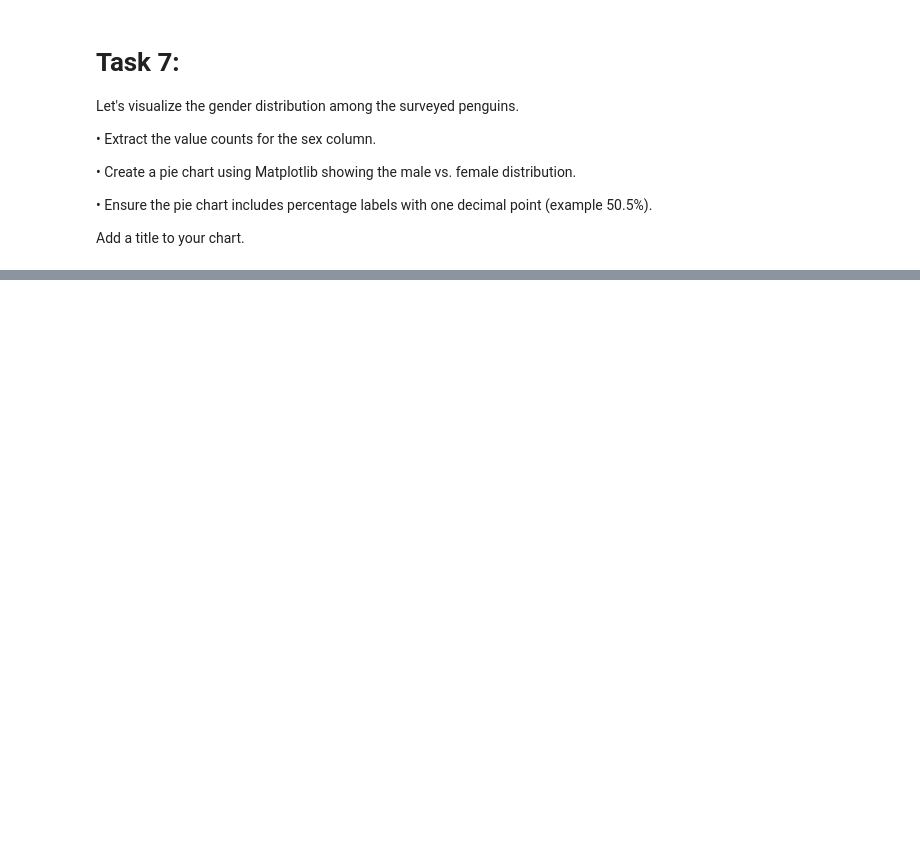
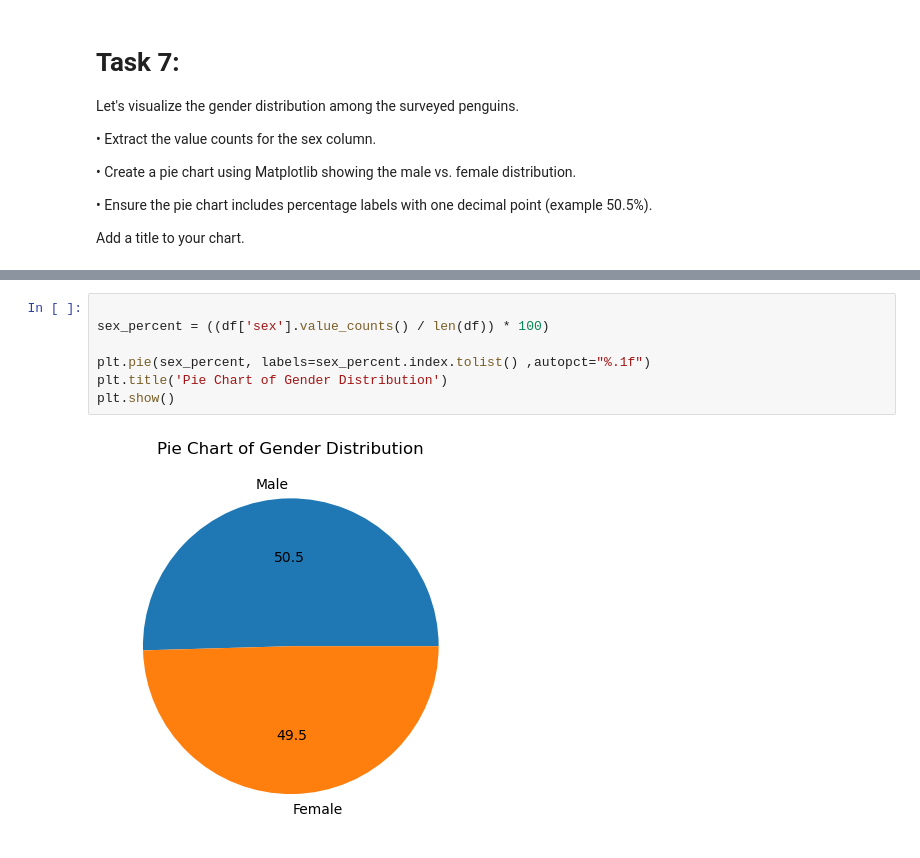
Before and after one commit to fuad404-notfound/Machine-Learning, a Jupyter notebook: Module 1/6-practice_problems.ipynb, the cells around one changed output, grey strips where cells are left out. Drawn from its saved outputs; the diff is of its cells as text; blank space fills up the shorter version.

```diff
--- a/Module 1/6-practice_problems.ipynb
+++ b/Module 1/6-practice_problems.ipynb
@@ -129,0 +193,9 @@ Add a title to your chart.
+# %%
+
+sex_percent = ((df['sex'].value_counts() / len(df)) * 100)
+
+plt.pie(sex_percent, labels=sex_percent.index.tolist() ,autopct="%.1f")
+plt.title('Pie Chart of Gender Distribution')
+plt.show()
+# %% [output]
+[figure, added]
```
Also changed, not shown: parts of 10 cells of this notebook.
